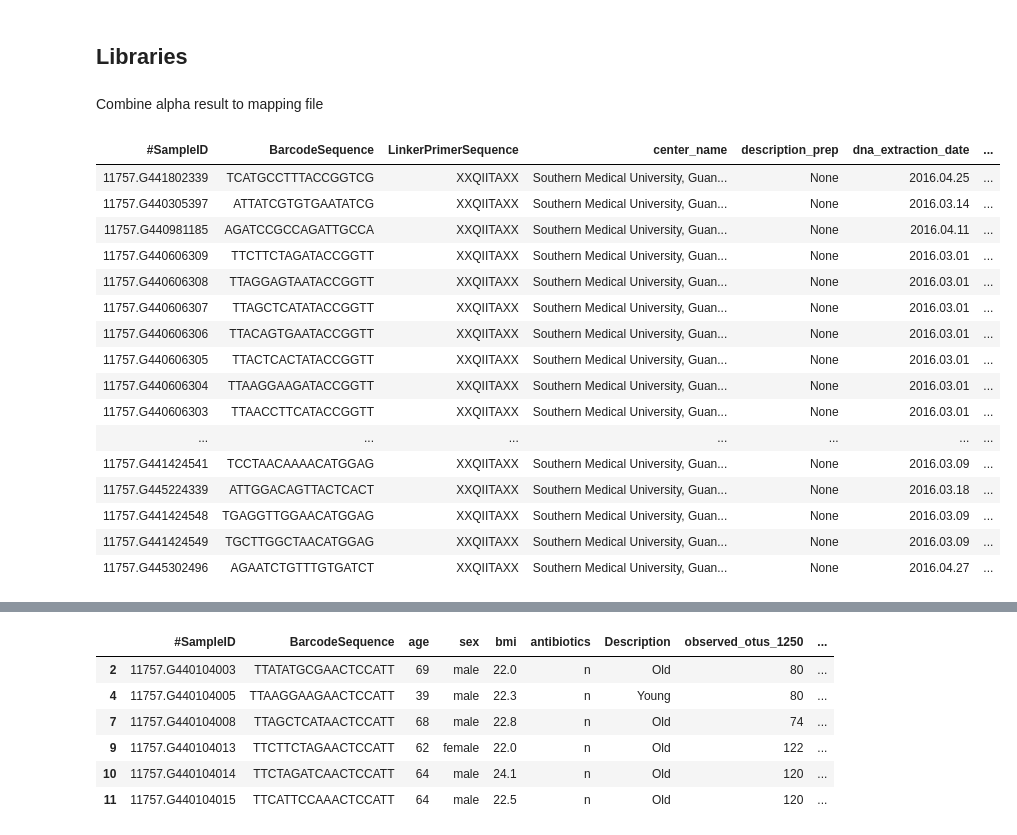
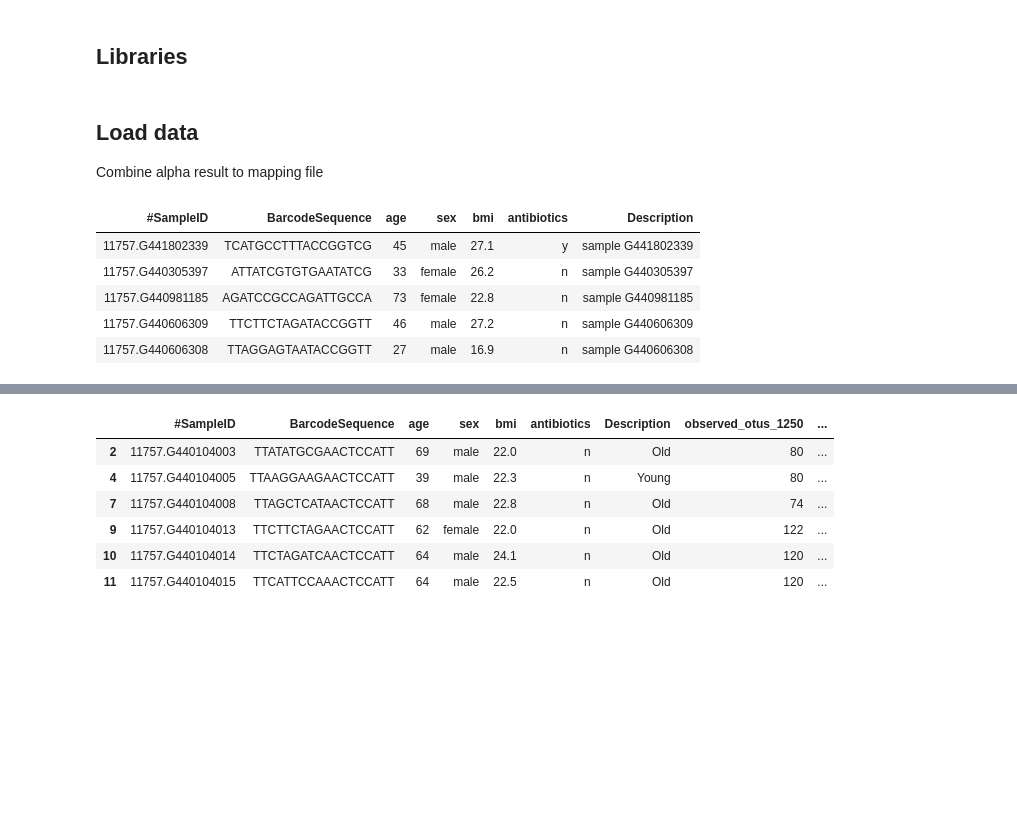
Before and after one commit to jacodela/microbio_aDiv, a Jupyter notebook: China_Analyses/China_data.ipynb, the cells around one changed output, grey strips where cells are left out. Cells and saved outputs as stored; diff of their text form; code cells hidden in the pictures; blank space fills up the shorter version.

```diff
--- a/China_Analyses/China_data.ipynb
+++ b/China_Analyses/China_data.ipynb
@@ -15,26 +14,17 @@ library(caret)
 library(lspline)
 library(scales)
 # %% [markdown]
+## Load data
+
 Combine alpha result to mapping file
 # %%
 mapping_file = read.table("./data/China_mapping.txt", header = TRUE, comment.char = '', sep = "\t", check.names = FALSE)
-mapping_file
+mapping_file %>% select("#SampleID","BarcodeSequence","age","sex","bmi","antibiotics","Description") %>% head(n = 5)
 # %% [output]
-| #SampleID | BarcodeSequence | LinkerPrimerSequence | center_name | description_prep | dna_extraction_date | ... |
-| 11757.G441802339 | TCATGCCTTTACCGGTCG | XXQIITAXX | Southern Medical University, Guan... | None | 2016.04.25 | ... |
-| 11757.G440305397 | ATTATCGTGTGAATATCG | XXQIITAXX | Southern Medical University, Guan... | None | 2016.03.14 | ... |
-| 11757.G440981185 | AGATCCGCCAGATTGCCA | XXQIITAXX | Southern Medical University, Guan... | None | 2016.04.11 | ... |
-| 11757.G440606309 | TTCTTCTAGATACCGGTT | XXQIITAXX | Southern Medical University, Guan... | None | 2016.03.01 | ... |
-| 11757.G440606308 | TTAGGAGTAATACCGGTT | XXQIITAXX | Southern Medical University, Guan... | None | 2016.03.01 | ... |
-| 11757.G440606307 | TTAGCTCATATACCGGTT | XXQIITAXX | Southern Medical University, Guan... | None | 2016.03.01 | ... |
-| 11757.G440606306 | TTACAGTGAATACCGGTT | XXQIITAXX | Southern Medical University, Guan... | None | 2016.03.01 | ... |
-| 11757.G440606305 | TTACTCACTATACCGGTT | XXQIITAXX | Southern Medical University, Guan... | None | 2016.03.01 | ... |
-| 11757.G440606304 | TTAAGGAAGATACCGGTT | XXQIITAXX | Southern Medical University, Guan... | None | 2016.03.01 | ... |
-| 11757.G440606303 | TTAACCTTCATACCGGTT | XXQIITAXX | Southern Medical University, Guan... | None | 2016.03.01 | ... |
-| ... | ... | ... | ... | ... | ... | ... |
-| 11757.G441424541 | TCCTAACAAAACATGGAG | XXQIITAXX | Southern Medical University, Guan... | None | 2016.03.09 | ... |
-| 11757.G445224339 | ATTGGACAGTTACTCACT | XXQIITAXX | Southern Medical University, Guan... | None | 2016.03.18 | ... |
-| 11757.G441424548 | TGAGGTTGGAACATGGAG | XXQIITAXX | Southern Medical University, Guan... | None | 2016.03.09 | ... |
-| 11757.G441424549 | TGCTTGGCTAACATGGAG | XXQIITAXX | Southern Medical University, Guan... | None | 2016.03.09 | ... |
-| 11757.G445302496 | AGAATCTGTTTGTGATCT | XXQIITAXX | Southern Medical University, Guan... | None | 2016.04.27 | ... |
+| #SampleID | BarcodeSequence | age | sex | bmi | antibiotics | Description |
+| 11757.G441802339 | TCATGCCTTTACCGGTCG | 45 | male | 27.1 | y | sample G441802339 |
+| 11757.G440305397 | ATTATCGTGTGAATATCG | 33 | female | 26.2 | n | sample G440305397 |
+| 11757.G440981185 | AGATCCGCCAGATTGCCA | 73 | female | 22.8 | n | sample G440981185 |
+| 11757.G440606309 | TTCTTCTAGATACCGGTT | 46 | male | 27.2 | n | sample G440606309 |
+| 11757.G440606308 | TTAGGAGTAATACCGGTT | 27 | male | 16.9 | n | sample G440606308 |
 # %%
```
Also changed, not shown: parts of 37 cells of this notebook, 2 other files.
